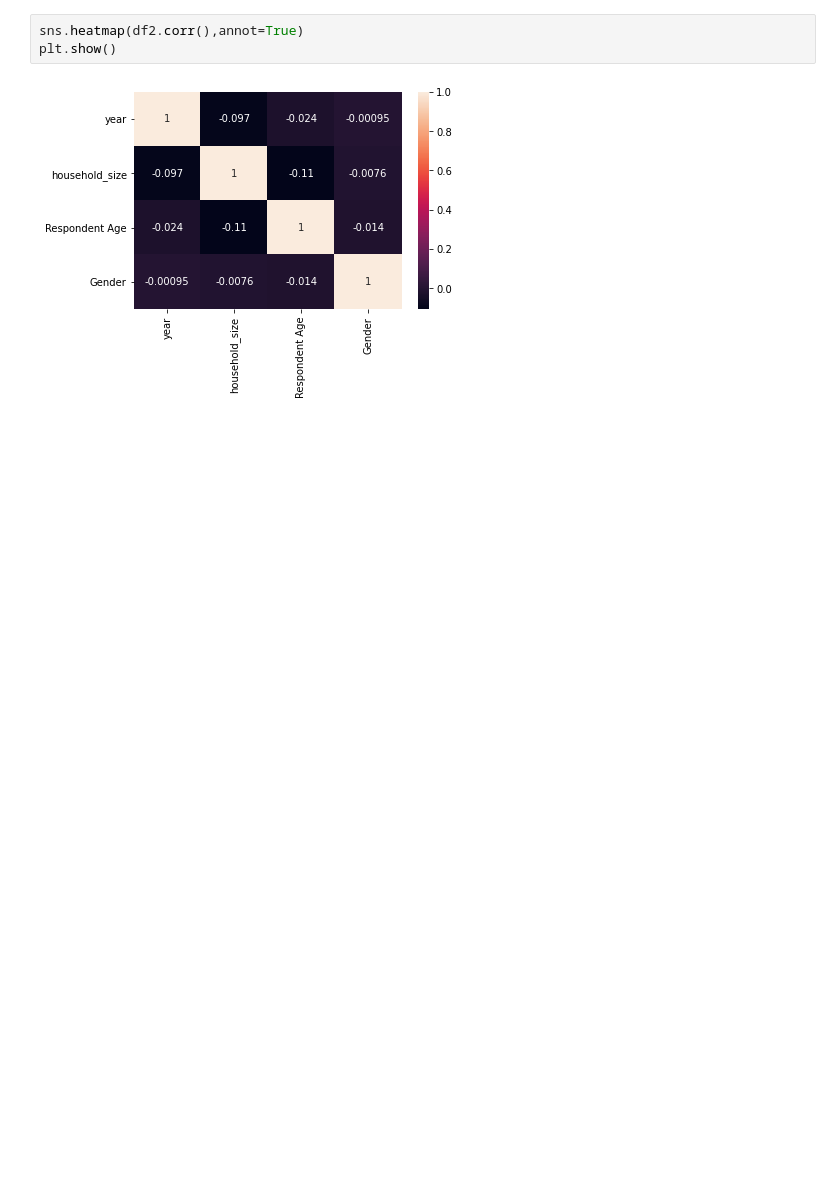
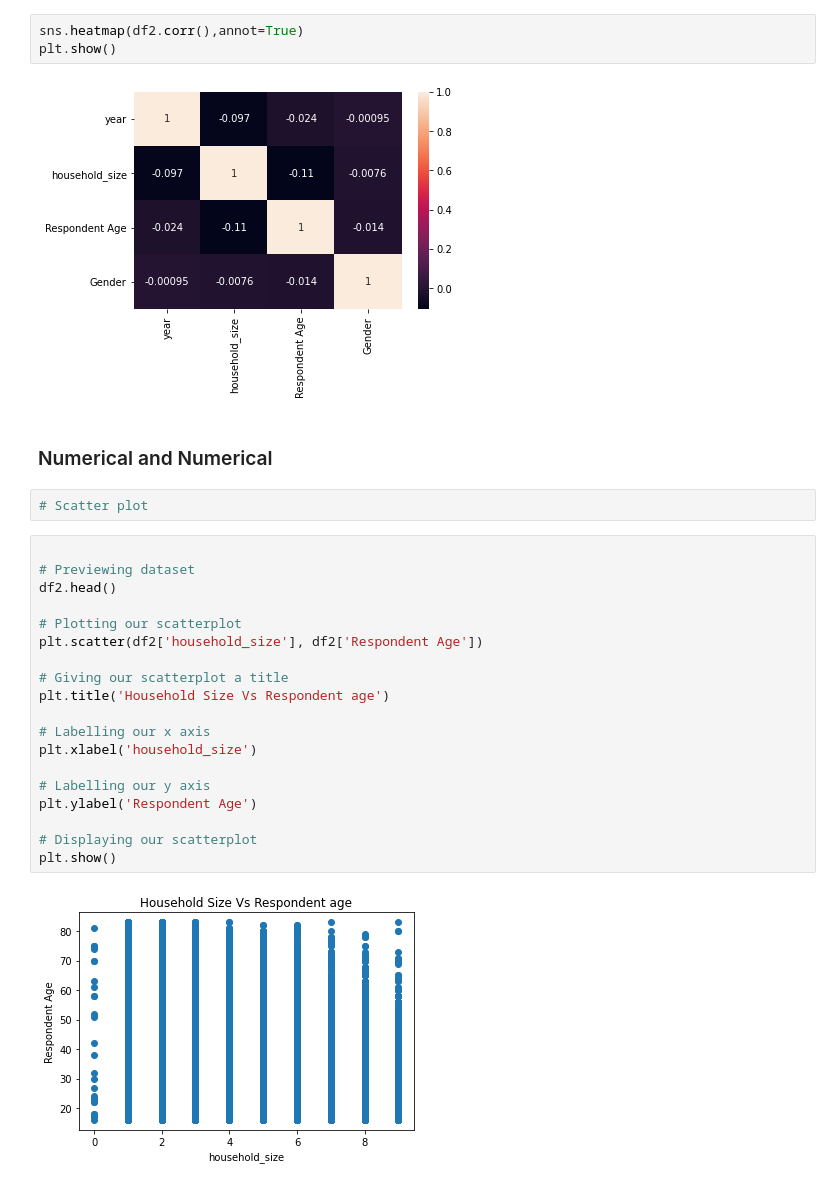
Before and after one commit to cheronoF/Data-Science, a Jupyter notebook: Data_Science_Core_W2_Independent_Project_2021_09_Faith_Rotich_Python_Notebook.ipynb, the cells around one changed output. Drawn from its saved outputs; the diff is of its cells as text; blank space fills up the shorter version.

```diff
--- a/Data_Science_Core_W2_Independent_Project_2021_09_Faith_Rotich_Python_Notebook.ipynb
+++ b/Data_Science_Core_W2_Independent_Project_2021_09_Faith_Rotich_Python_Notebook.ipynb
@@ -471,3 +460,28 @@ sns.heatmap(df2.corr(),annot=True)
 plt.show()
 # %% [output]
 [figure]
+# %% [markdown]
+### Numerical and Numerical
+# %%
+# Scatter plot
+# %%
+
+# Previewing dataset
+df2.head()
+
+# Plotting our scatterplot
+plt.scatter(df2['household_size'], df2['Respondent Age'])
+
+# Giving our scatterplot a title
+plt.title('Household Size Vs Respondent age')
+
+# Labelling our x axis
+plt.xlabel('household_size')
+
+# Labelling our y axis
+plt.ylabel('Respondent Age')
+
+# Displaying our scatterplot
+plt.show()
+# %% [output]
+[figure, added]
```
Also changed, not shown: parts of 62 cells of this notebook.
